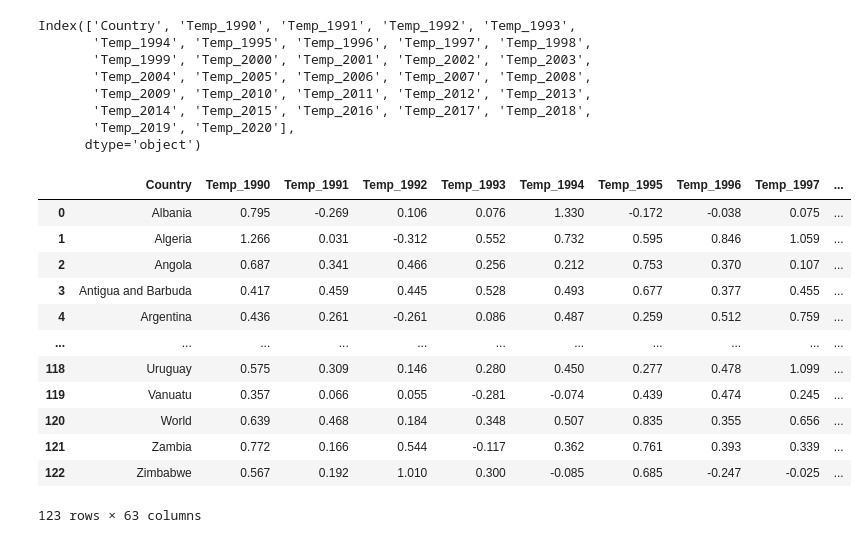
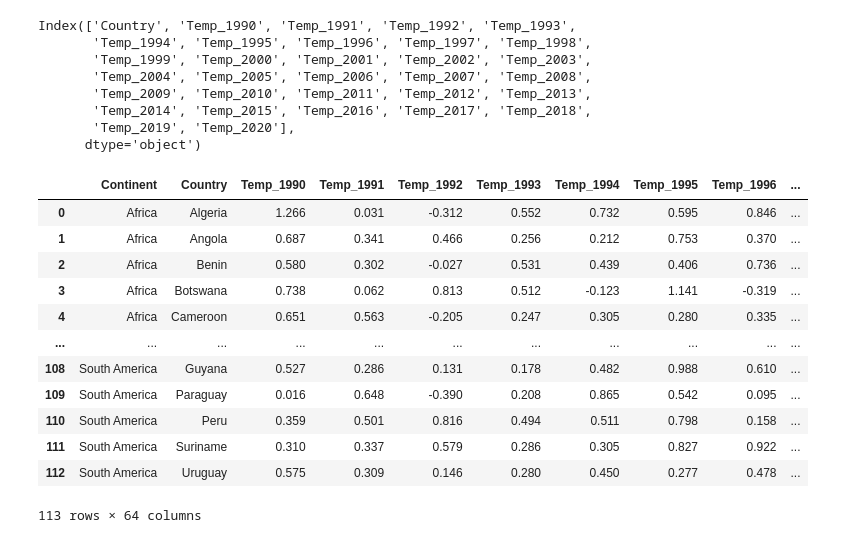
Before and after one commit to hsingh8015/project1, a Jupyter notebook: get_data.ipynb, the cells around one changed output. Saved outputs shown, nothing was run; the diff lists cells and outputs as text; code cells hidden in the pictures.

Commit message:
third change added continent dataset

```diff
--- a/get_data.ipynb
+++ b/get_data.ipynb
@@ -5,6 +5,8 @@ import pandas as pd
 # Read the CSV files into DataFrames.
 temp_df = pd.read_csv('temp_data.csv')
 co2_df = pd.read_csv('co2_data.csv', header=2)
+continents_df = pd.read_csv('continent_data.csv')
+
 
 # Display the co2 DataFrame
 co2_df
@@ -178,21 +197,22 @@ Index(['Country', 'Temp_1990', 'Temp_1991', 'Temp_1992', 'Temp_1993',
 # %%
 # Combine the co2_df and temp_df DataFrames on the 'Country' column.
 merged_df = pd.merge(temp_df, co2_df, on='Country', how='inner')
+merged_df = pd.merge(continents_df, merged_df, on='Country', how='inner')
 merged_df
 # %% [output]
-|  | Country | Temp_1990 | Temp_1991 | Temp_1992 | Temp_1993 | Temp_1994 | Temp_1995 | Temp_1996 | Temp_1997 | ... |
-| 0 | Albania | 0.795 | -0.269 | 0.106 | 0.076 | 1.330 | -0.172 | -0.038 | 0.075 | ... |
-| 1 | Algeria | 1.266 | 0.031 | -0.312 | 0.552 | 0.732 | 0.595 | 0.846 | 1.059 | ... |
-| 2 | Angola | 0.687 | 0.341 | 0.466 | 0.256 | 0.212 | 0.753 | 0.370 | 0.107 | ... |
-| 3 | Antigua and Barbuda | 0.417 | 0.459 | 0.445 | 0.528 | 0.493 | 0.677 | 0.377 | 0.455 | ... |
-| 4 | Argentina | 0.436 | 0.261 | -0.261 | 0.086 | 0.487 | 0.259 | 0.512 | 0.759 | ... |
+|  | Continent | Country | Temp_1990 | Temp_1991 | Temp_1992 | Temp_1993 | Temp_1994 | Temp_1995 | Temp_1996 | ... |
+| 0 | Africa | Algeria | 1.266 | 0.031 | -0.312 | 0.552 | 0.732 | 0.595 | 0.846 | ... |
+| 1 | Africa | Angola | 0.687 | 0.341 | 0.466 | 0.256 | 0.212 | 0.753 | 0.370 | ... |
+| 2 | Africa | Benin | 0.580 | 0.302 | -0.027 | 0.531 | 0.439 | 0.406 | 0.736 | ... |
+| 3 | Africa | Botswana | 0.738 | 0.062 | 0.813 | 0.512 | -0.123 | 1.141 | -0.319 | ... |
+| 4 | Africa | Cameroon | 0.651 | 0.563 | -0.205 | 0.247 | 0.305 | 0.280 | 0.335 | ... |
 | ... | ... | ... | ... | ... | ... | ... | ... | ... | ... | ... |
-| 118 | Uruguay | 0.575 | 0.309 | 0.146 | 0.280 | 0.450 | 0.277 | 0.478 | 1.099 | ... |
-| 119 | Vanuatu | 0.357 | 0.066 | 0.055 | -0.281 | -0.074 | 0.439 | 0.474 | 0.245 | ... |
-| 120 | World | 0.639 | 0.468 | 0.184 | 0.348 | 0.507 | 0.835 | 0.355 | 0.656 | ... |
-| 121 | Zambia | 0.772 | 0.166 | 0.544 | -0.117 | 0.362 | 0.761 | 0.393 | 0.339 | ... |
-| 122 | Zimbabwe | 0.567 | 0.192 | 1.010 | 0.300 | -0.085 | 0.685 | -0.247 | -0.025 | ... |
+| 108 | South America | Guyana | 0.527 | 0.286 | 0.131 | 0.178 | 0.482 | 0.988 | 0.610 | ... |
+| 109 | South America | Paraguay | 0.016 | 0.648 | -0.390 | 0.208 | 0.865 | 0.542 | 0.095 | ... |
+| 110 | South America | Peru | 0.359 | 0.501 | 0.816 | 0.494 | 0.511 | 0.798 | 0.158 | ... |
+| 111 | South America | Suriname | 0.310 | 0.337 | 0.579 | 0.286 | 0.305 | 0.827 | 0.922 | ... |
+| 112 | South America | Uruguay | 0.575 | 0.309 | 0.146 | 0.280 | 0.450 | 0.277 | 0.478 | ... |
-123 rows × 63 columns
+113 rows × 64 columns
 # %%
 # Save the merged DataFrame as a CSV
 merged_df.to_csv("temp_co2_merged_data.csv", encoding="utf-8", index=False)
```
Also changed, not shown: parts of 1 cell of this notebook, 2 other files.
